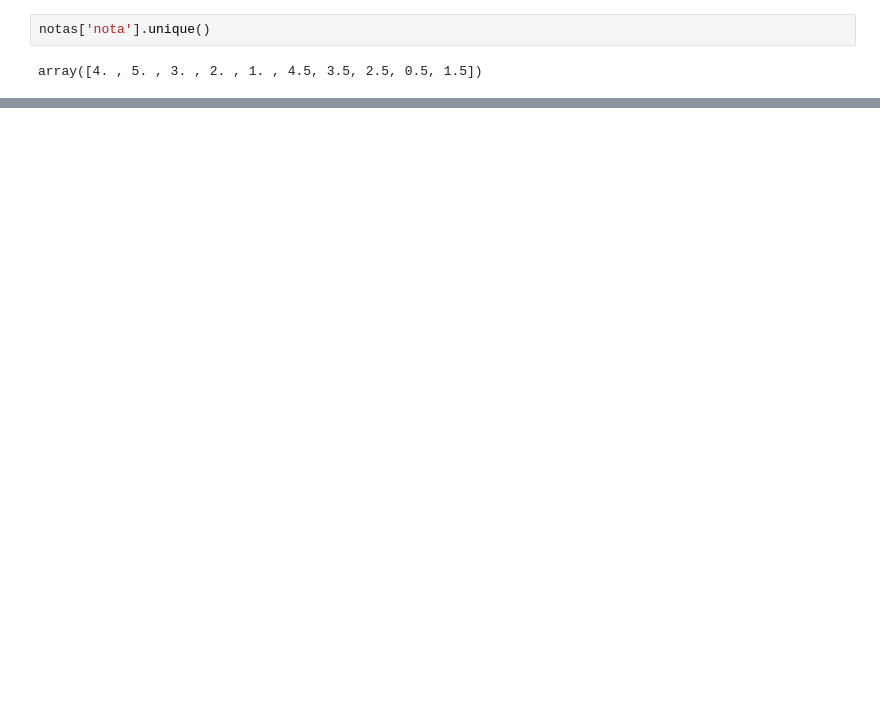
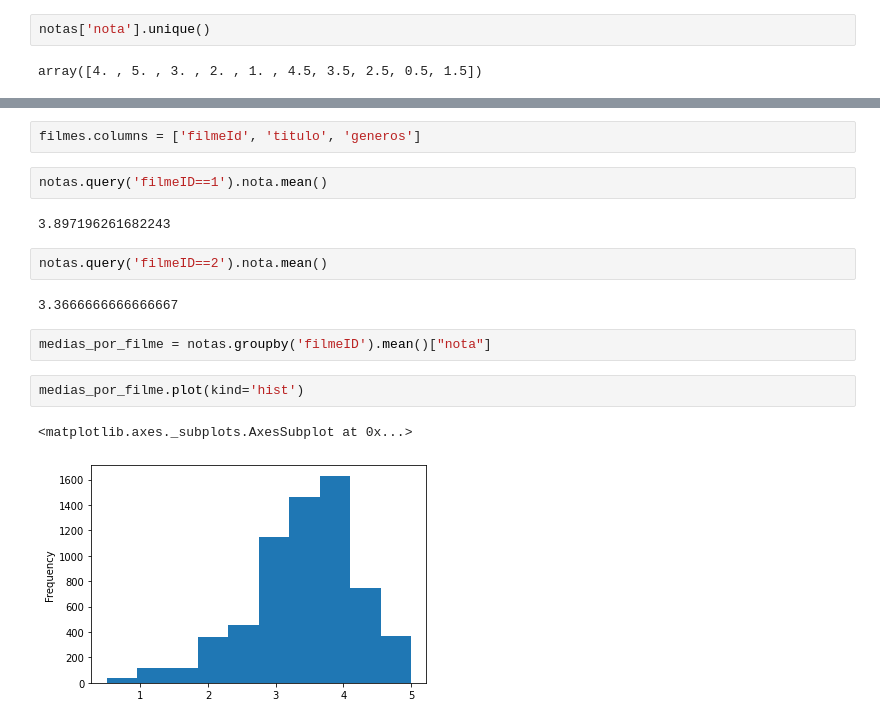
Before and after one commit to caelmica/DataScienceAlura, a Jupyter notebook: IntroduçãoADataScience_.ipynb, the cells around one changed output, grey strips where cells are left out. Saved outputs shown, nothing was run; the diff lists cells and outputs as text; blank space fills up the shorter version.

```diff
--- a/IntroduçãoADataScience_.ipynb
+++ b/IntroduçãoADataScience_.ipynb
@@ -60,0 +105,17 @@ notas['nota'].mean()
+# %%
+filmes.columns = ['filmeId', 'titulo', 'generos']
+# %%
+notas.query('filmeID==1').nota.mean()
+# %% [output]
+3.897196261682243
+# %%
+notas.query('filmeID==2').nota.mean()
+# %% [output]
+3.3666666666666667
+# %%
+medias_por_filme = notas.groupby('filmeID').mean()["nota"]
+# %%
+medias_por_filme.plot(kind='hist')
+# %% [output]
+<matplotlib.axes._subplots.AxesSubplot at 0x...>
+[figure, added]
```
Also changed, not shown: parts of 30 cells of this notebook.
